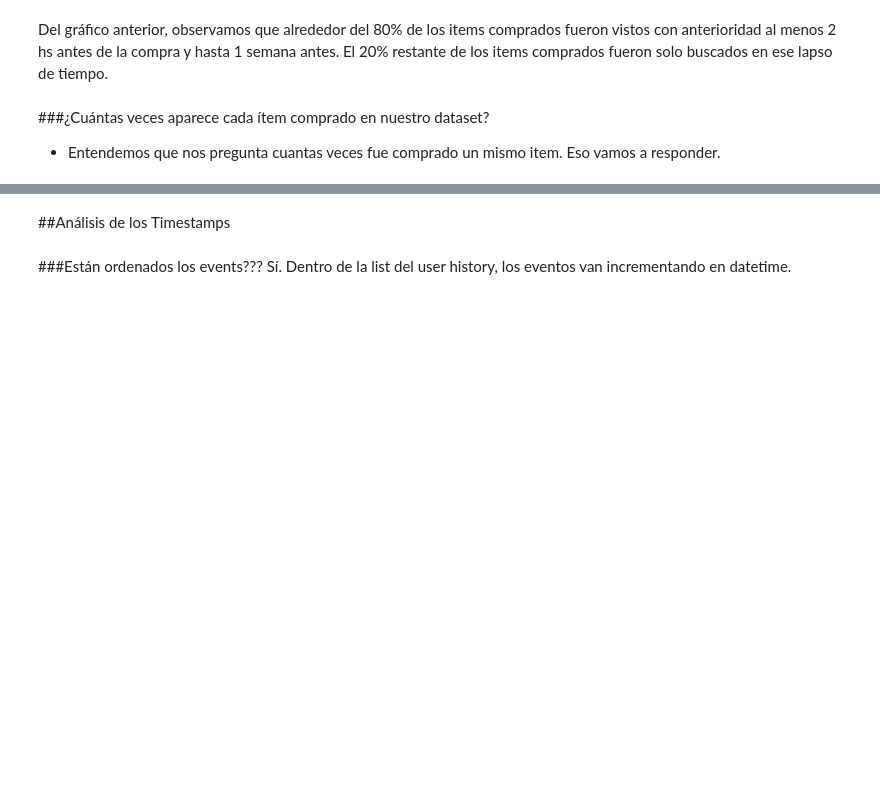
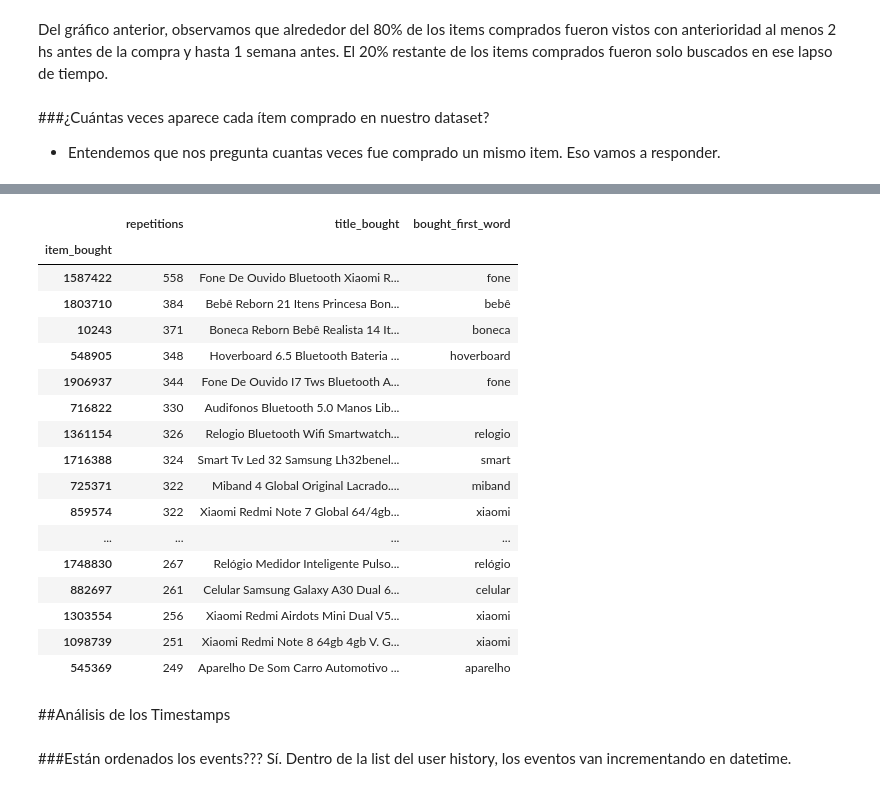
Before and after one commit to melinaLuque/mentoria, a Jupyter notebook: Hito_1_Grupo_B_MentoMELI.ipynb, the cells around one changed output, grey strips where cells are left out. Cells and saved outputs as stored; diff of their text form; code cells hidden in the pictures; blank space fills up the shorter version.

```diff
--- a/Hito_1_Grupo_B_MentoMELI.ipynb
+++ b/Hito_1_Grupo_B_MentoMELI.ipynb
@@ -933,3 +998,24 @@ Text(0.5, 0, 'Item bought')
+# %%
+dup_items_3
+# %% [output]
+|  | repetitions | title_bought | bought_first_word |
+| item_bought |  |  |  |
+| 1587422 | 558 | Fone De Ouvido Bluetooth Xiaomi R... | fone |
+| 1803710 | 384 | Bebê Reborn 21 Itens Princesa Bon... | bebê |
+| 10243 | 371 | Boneca Reborn Bebê Realista 14 It... | boneca |
+| 548905 | 348 | Hoverboard 6.5 Bluetooth Bateria ... | hoverboard |
+| 1906937 | 344 | Fone De Ouvido I7 Tws Bluetooth A... | fone |
+| 716822 | 330 | Audifonos Bluetooth 5.0 Manos Lib... |  |
+| 1361154 | 326 | Relogio Bluetooth Wifi Smartwatch... | relogio |
+| 1716388 | 324 | Smart Tv Led 32 Samsung Lh32benel... | smart |
+| 725371 | 322 | Miband 4 Global Original Lacrado.... | miband |
+| 859574 | 322 | Xiaomi Redmi Note 7 Global 64/4gb... | xiaomi |
+| ... | ... | ... | ... |
+| 1748830 | 267 | Relógio Medidor Inteligente Pulso... | relógio |
+| 882697 | 261 | Celular Samsung Galaxy A30 Dual 6... | celular |
+| 1303554 | 256 | Xiaomi Redmi Airdots Mini Dual V5... | xiaomi |
+| 1098739 | 251 | Xiaomi Redmi Note 8 64gb 4gb V. G... | xiaomi |
+| 545369 | 249 | Aparelho De Som Carro Automotivo ... | aparelho |
 # %% [markdown]
 ##Análisis de los Timestamps
 # %% [markdown]
```
Also changed, not shown: parts of 6 cells of this notebook.
